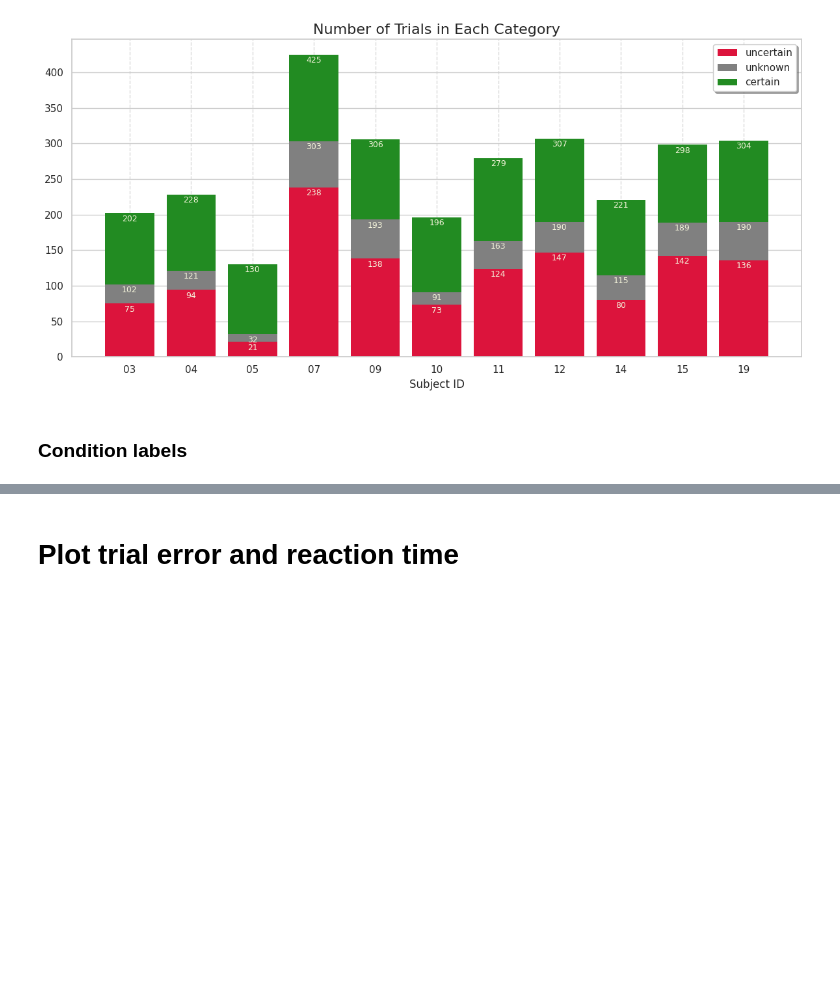
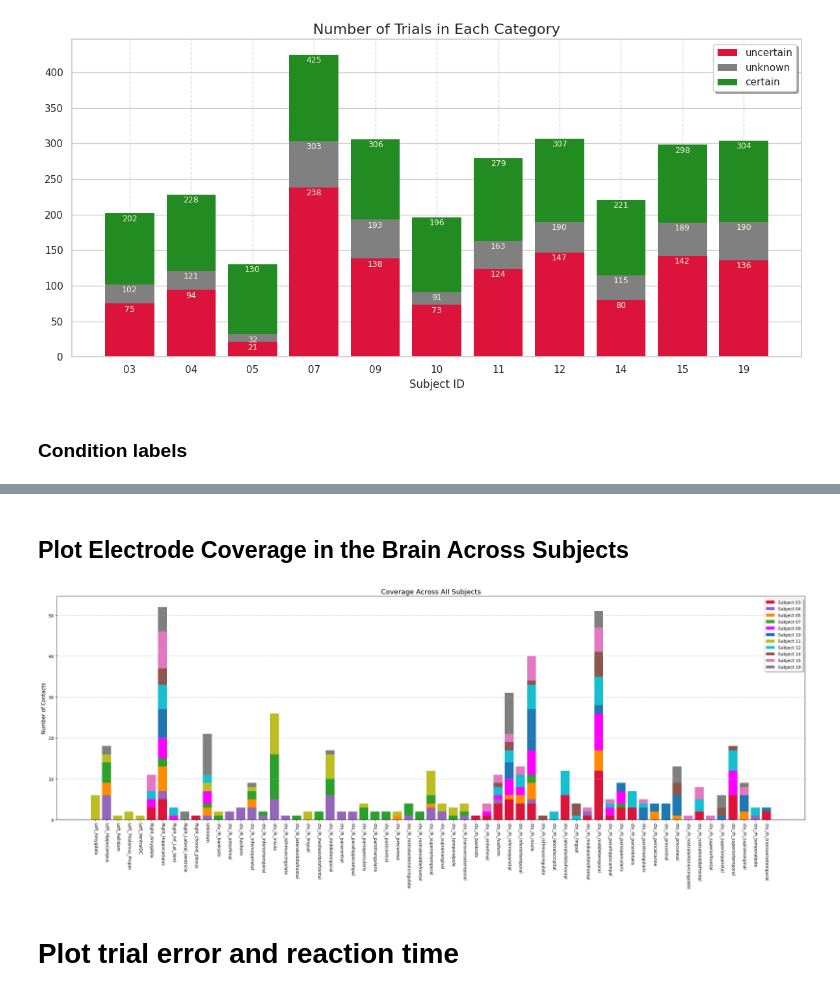
Before and after one commit to faering/master-project, a Jupyter notebook: exploratory_analysis.ipynb, the cells around one changed output, grey strips where cells are left out. Drawn from its saved outputs; the diff is of its cells as text; code cells hidden in the pictures; blank space fills up the shorter version.

```diff
--- a/exploratory_analysis.ipynb
+++ b/exploratory_analysis.ipynb
@@ -709,3 +670,67 @@ plt.show()
+# %% [markdown]
+## Plot Electrode Coverage in the Brain Across Subjects
+# %%
+import neuropsy as npsy
+import pandas as pd
+import matplotlib.pyplot as plt
+import seaborn as sns
+
+path            = '/mnt/c/Users/matti/OneDrive/Education/SDC/MasterThesis/master-project/data/preprocessed'
+subject_ids     = npsy.utils.get_subject_ids_from_path(path)
+
+#******** Get count of channels in brain regions for each subject ********
+dict_region_labels = {}
+for i, sub_id in enumerate(subject_ids):
+    dict_region_labels[sub_id] = {}
+
+    # load subject data
+    data = npsy.DataHandler(path=path, subject_id=sub_id, exp_phase=2, fs=512, verbose=False)
+    data.load(load_saved=True, postfix='preprocessed', load_chan=True, load_ieeg=False, load_targets=False, load_exp=False)
+
+    # get count for each brain region (DK atlas)
+    for region in data.df_chan['DK_ROI'].unique():
+
+        dict_region_labels[sub_id][region] = len(data.df_chan.loc[data.df_chan['DK_ROI'] == region])
+
+# get all unique regions across all subjects (for plotting)
+unique_regions = []
+for sub_id in subject_ids:
+    unique_regions.append(list(dict_region_labels[sub_id].keys()))
+unique_regions = list(set([item for sublist in unique_regions for item in sublist]))
+
+# iterate through all unique regions and set region count to zero if not present in subject
+for region in unique_regions:
+    for sub_id in subject_ids:
+        if region not in dict_region_labels[sub_id].keys():
+            dict_region_labels[sub_id][region] = 0
+
+# get count of channels in each region for each subject
+df = pd.DataFrame(dict_region_labels).T
+df = df[sorted(df.columns)]
+
+# ignore irrelevant large columns for nicer plotting
+df = df.drop(columns=['Right_Cerebral_White_Matter', 'Left_Cerebral_White_Matter'])
+
+#******** Plotting ********
+subject_colors  = ['crimson', 'tab:purple', 'darkorange', 'tab:green', 'magenta', 'tab:blue', 'tab:olive', 'tab:cyan', 'tab:brown', 'tab:pink', 'tab:gray']
+
+fig, ax = plt.subplots(figsize=(25, 10))
+
+bottom = np.zeros(df.shape[1])
+for i, sub_id in enumerate(subject_ids):
+    ax.bar(df.columns, df.loc[sub_id], color=subject_colors[i], edgecolor='none', label=f'Subject {sub_id}', bottom=bottom)
+    bottom += df.loc[sub_id].values
+
+ax.set_title('Coverage Across All Subjects', fontsize=16)
+ax.set_ylabel('Number of Contacts', fontsize=12)
+ax.tick_params(axis='x', rotation=270)
+ax.grid(axis='y', linestyle='--', alpha=0.8)
+ax.legend(loc='upper right', shadow=True)
+plt.tight_layout()
+# plt.savefig('/mnt/c/Users/matti/OneDrive/Education/SDC/MasterThesis/master-project/results/Research Question 2/contact_coverage_roi.png', dpi=300)
+plt.show()
+# %% [output]
+[figure, added]
 # %% [markdown]
 # Plot trial error and reaction time
 # %%
```
Also changed, not shown: parts of 5 cells of this notebook.
